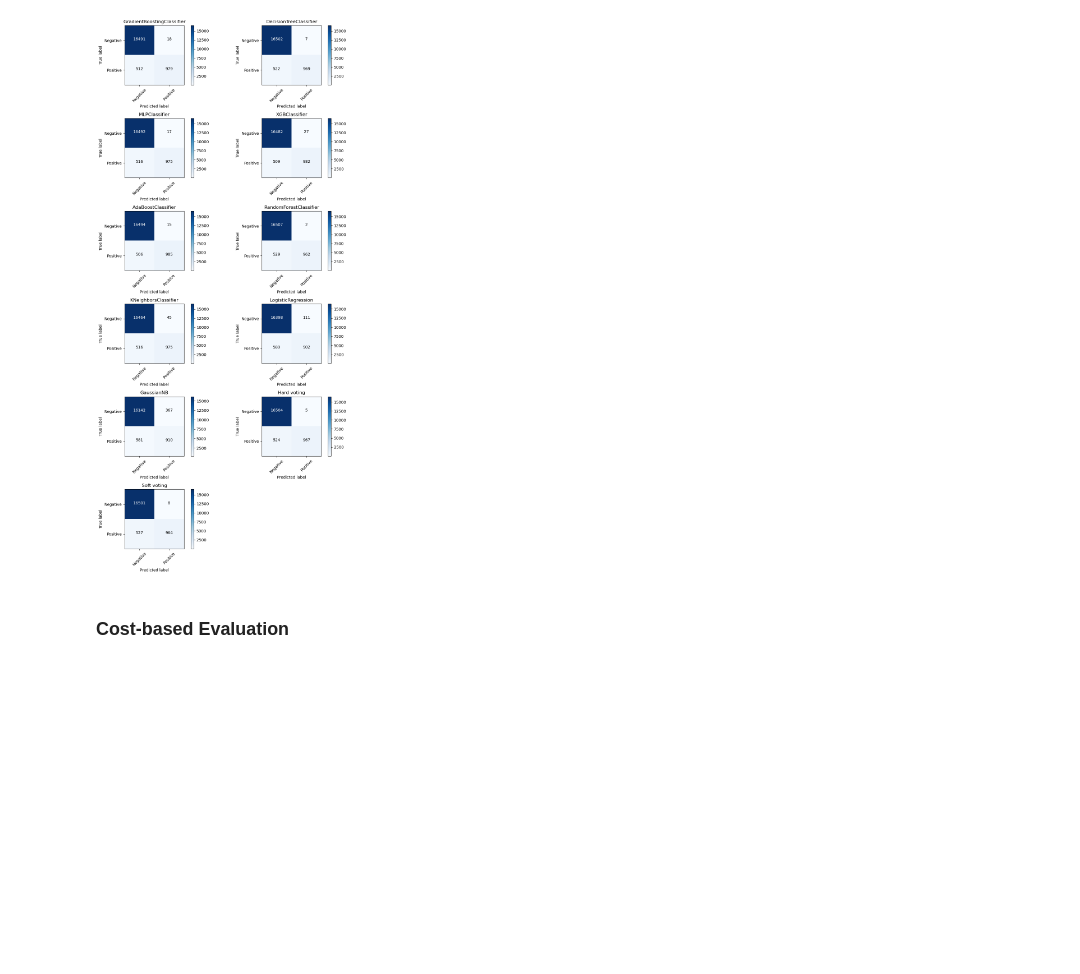
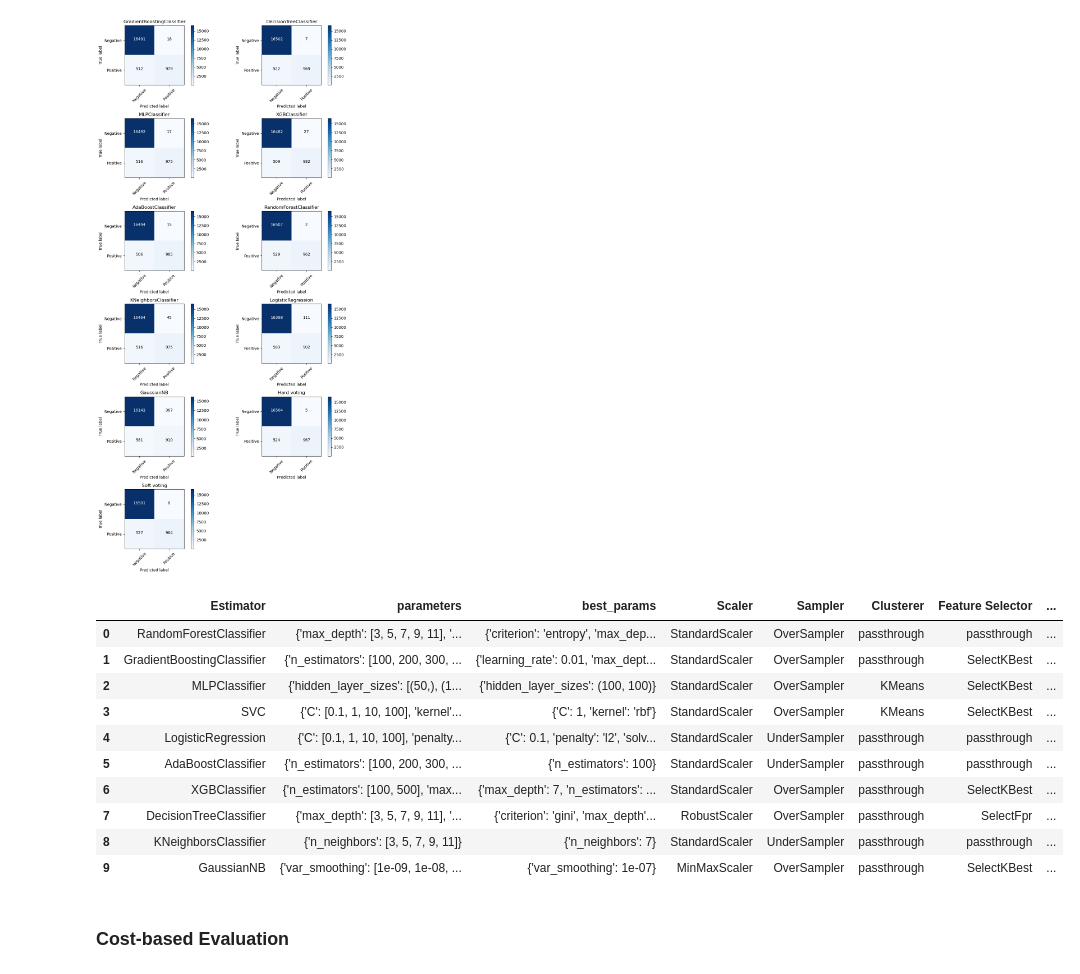
Before and after one commit to jjakubassa/Data-Mining-I-Project, a Jupyter notebook: analysis.ipynb, the cells around one changed output. Saved outputs shown, nothing was run; the diff lists cells and outputs as text; code cells hidden in the pictures; blank space fills up the shorter version.

```diff
--- a/analysis.ipynb
+++ b/analysis.ipynb
@@ -1336,3 +1325,24 @@ plt.show()
 # %%
 # TODO: plot final decision tree
 # Can other models be plotted?
+# %%
+import pandas as pd
+try:
+    final_result = pd.read_csv(f"best_pipelines_p{str(fraction).replace('.', '')}.csv")
+    final_result = final_result.iloc[:, 0:8]
+    final_result['fraction'] = 0.01
+    display(final_result)
+except FileNotFoundError:
+    pass
+# %% [output]
+|  | Estimator | parameters | best_params | Scaler | Sampler | Clusterer | Feature Selector | ... |
+| 0 | RandomForestClassifier | {'max_depth': [3, 5, 7, 9, 11], '... | {'criterion': 'entropy', 'max_dep... | StandardScaler | OverSampler | passthrough | passthrough | ... |
+| 1 | GradientBoostingClassifier | {'n_estimators': [100, 200, 300, ... | {'learning_rate': 0.01, 'max_dept... | StandardScaler | OverSampler | passthrough | SelectKBest | ... |
+| 2 | MLPClassifier | {'hidden_layer_sizes': [(50,), (1... | {'hidden_layer_sizes': (100, 100)} | StandardScaler | OverSampler | KMeans | SelectKBest | ... |
+| 3 | SVC | {'C': [0.1, 1, 10, 100], 'kernel'... | {'C': 1, 'kernel': 'rbf'} | StandardScaler | OverSampler | KMeans | SelectKBest | ... |
+| 4 | LogisticRegression | {'C': [0.1, 1, 10, 100], 'penalty... | {'C': 0.1, 'penalty': 'l2', 'solv... | StandardScaler | UnderSampler | passthrough | passthrough | ... |
+| 5 | AdaBoostClassifier | {'n_estimators': [100, 200, 300, ... | {'n_estimators': 100} | StandardScaler | UnderSampler | passthrough | passthrough | ... |
+| 6 | XGBClassifier | {'n_estimators': [100, 500], 'max... | {'max_depth': 7, 'n_estimators': ... | StandardScaler | OverSampler | passthrough | SelectKBest | ... |
+| 7 | DecisionTreeClassifier | {'max_depth': [3, 5, 7, 9, 11], '... | {'criterion': 'gini', 'max_depth'... | RobustScaler | OverSampler | passthrough | SelectFpr | ... |
+| 8 | KNeighborsClassifier | {'n_neighbors': [3, 5, 7, 9, 11]} | {'n_neighbors': 7} | StandardScaler | UnderSampler | passthrough | passthrough | ... |
+| 9 | GaussianNB | {'var_smoothing': [1e-09, 1e-08, ... | {'var_smoothing': 1e-07} | MinMaxScaler | OverSampler | passthrough | SelectKBest | ... |
```
Also changed, not shown: parts of 7 cells of this notebook, 3 other files.
